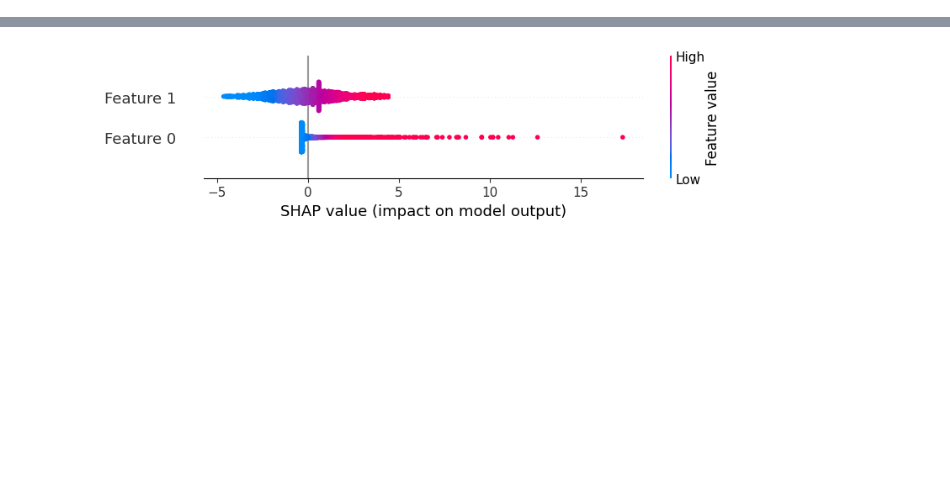
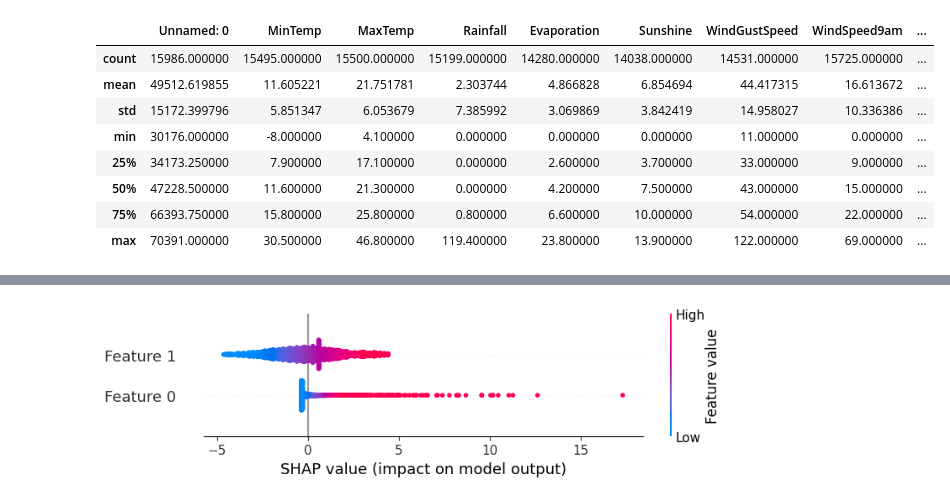
Before and after one commit to Mirian2550/TP_AA1, a Jupyter notebook: main.ipynb, the cells around one changed output, grey strips where cells are left out. Saved outputs shown, nothing was run; the diff lists cells and outputs as text; code cells hidden in the pictures; blank space fills up the shorter version.

```diff
--- a/main.ipynb
+++ b/main.ipynb
@@ -43,0 +108,13 @@ print(data_clean)
+# %%
+# Estadística descriptiva de las variables numéricas
+df.describe()
+# %% [output]
+|  | Unnamed: 0 | MinTemp | MaxTemp | Rainfall | Evaporation | Sunshine | WindGustSpeed | WindSpeed9am | ... |
+| count | 15986.000000 | 15495.000000 | 15500.000000 | 15199.000000 | 14280.000000 | 14038.000000 | 14531.000000 | 15725.000000 | ... |
+| mean | 49512.619855 | 11.605221 | 21.751781 | 2.303744 | 4.866828 | 6.854694 | 44.417315 | 16.613672 | ... |
+| std | 15172.399796 | 5.851347 | 6.053679 | 7.385992 | 3.069869 | 3.842419 | 14.958027 | 10.336386 | ... |
+| min | 30176.000000 | -8.000000 | 4.100000 | 0.000000 | 0.000000 | 0.000000 | 11.000000 | 0.000000 | ... |
+| 25% | 34173.250000 | 7.900000 | 17.100000 | 0.000000 | 2.600000 | 3.700000 | 33.000000 | 9.000000 | ... |
+| 50% | 47228.500000 | 11.600000 | 21.300000 | 0.000000 | 4.200000 | 7.500000 | 43.000000 | 15.000000 | ... |
+| 75% | 66393.750000 | 15.800000 | 25.800000 | 0.800000 | 6.600000 | 10.000000 | 54.000000 | 22.000000 | ... |
+| max | 70391.000000 | 30.500000 | 46.800000 | 119.400000 | 23.800000 | 13.900000 | 122.000000 | 69.000000 | ... |
```
Also changed, not shown: parts of 28 cells of this notebook, 14 other files.
